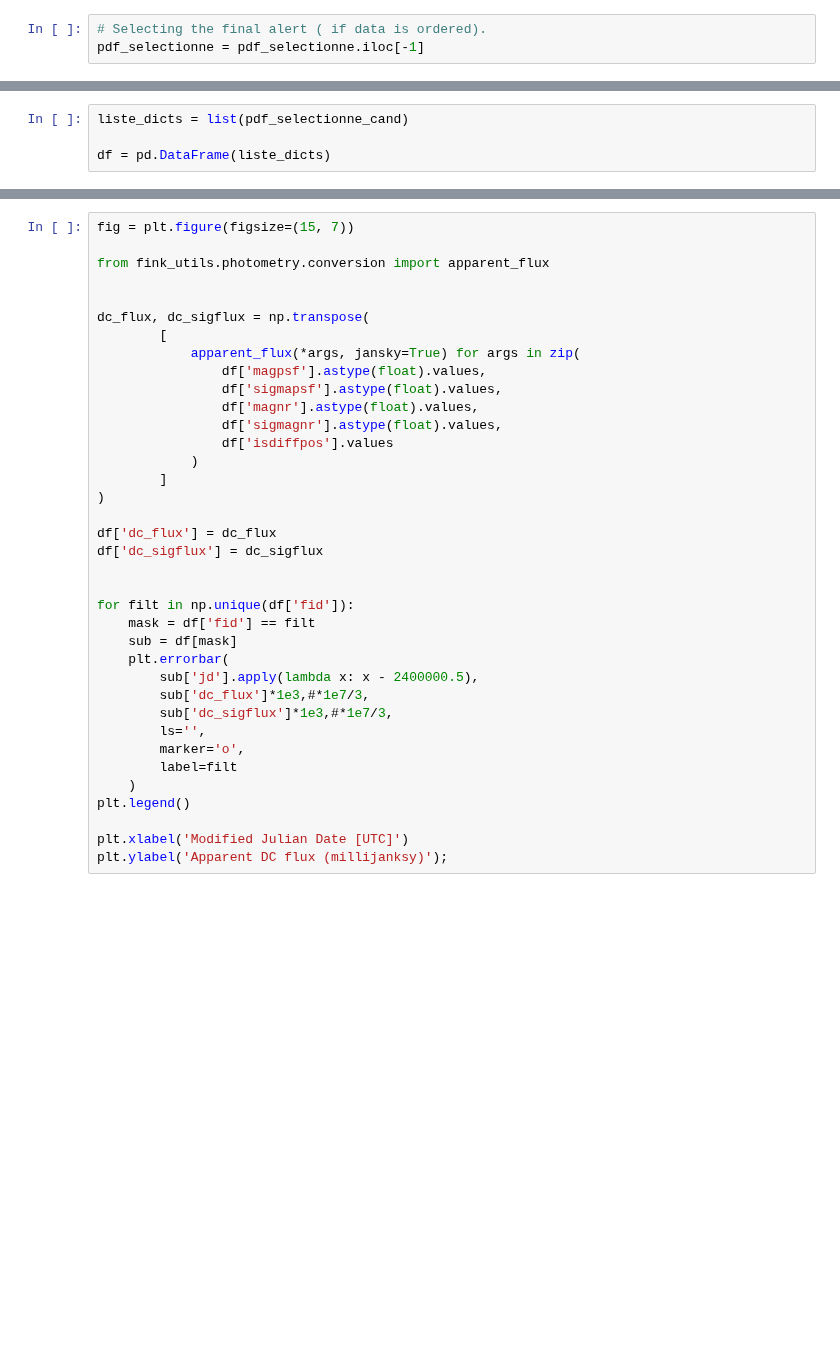
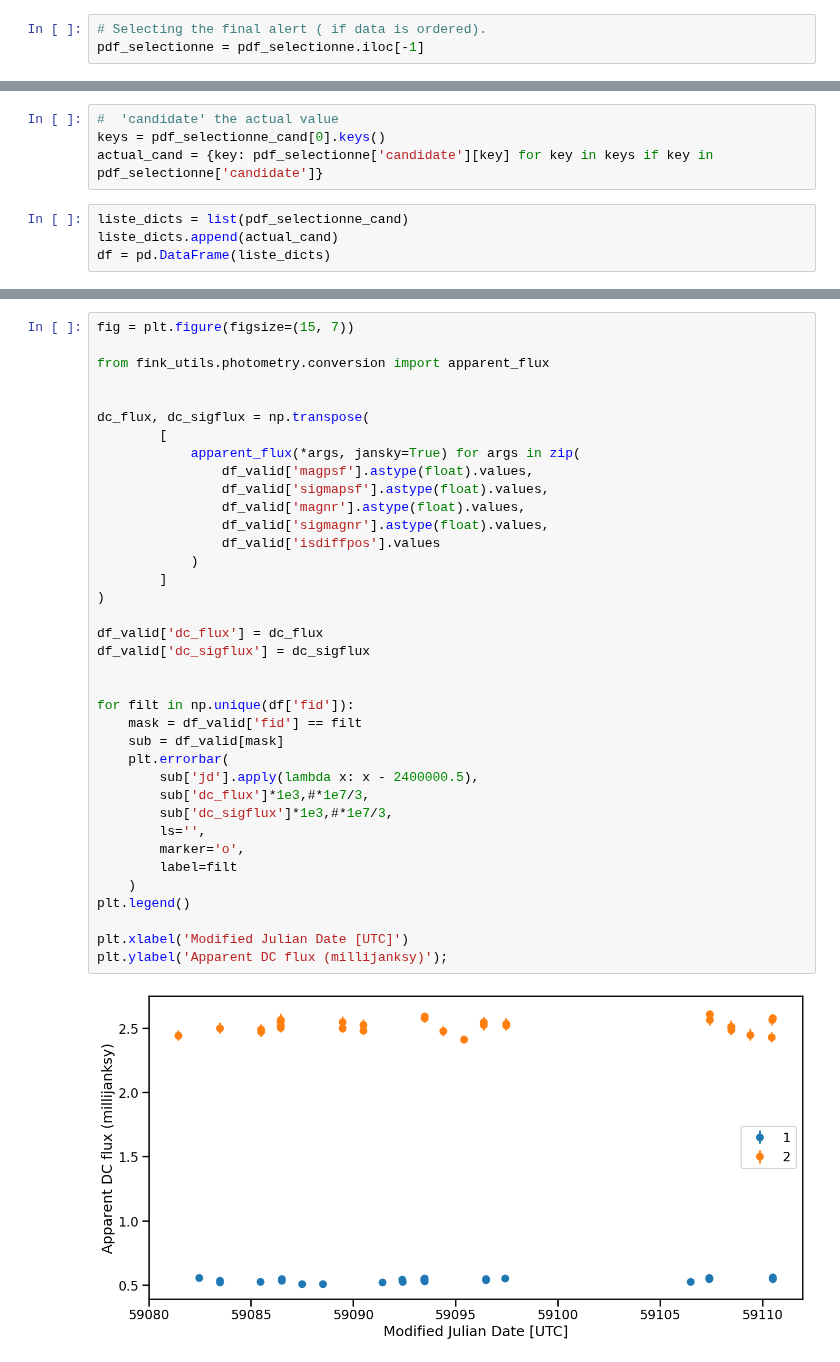
Before and after one commit to ManuGangler/FAnomAlly, a Jupyter notebook: notebook/data-transfer.ipynb, the cells around one changed output, grey strips where cells are left out. Saved outputs shown, nothing was run; the diff lists cells and outputs as text; blank space fills up the shorter version.

```diff
--- a/notebook/data-transfer.ipynb
+++ b/notebook/data-transfer.ipynb
@@ -33,7 +48,11 @@ pdf_selectionne['objectId']
 pdf_selectionne_cand = pdf_selectionne['prv_candidates']
+# %%
+#  'candidate' the actual value
+keys = pdf_selectionne_cand[0].keys()
+actual_cand = {key: pdf_selectionne['candidate'][key] for key in keys if key in pdf_selectionne['candidate']}
 # %%
 liste_dicts = list(pdf_selectionne_cand)
-
+liste_dicts.append(actual_cand)
 df = pd.DataFrame(liste_dicts)
 # %%
 df
@@ -224,37 +263,39 @@ plt.ylabel('Magnitude');
 # %%
 fig = plt.figure(figsize=(15, 7))
 
 from fink_utils.photometry.conversion import apparent_flux
 
 
 dc_flux, dc_sigflux = np.transpose(
         [
             apparent_flux(*args, jansky=True) for args in zip(
-                df['magpsf'].astype(float).values,
-                df['sigmapsf'].astype(float).values,
-                df['magnr'].astype(float).values,
-                df['sigmagnr'].astype(float).values,
-                df['isdiffpos'].values
+                df_valid['magpsf'].astype(float).values,
+                df_valid['sigmapsf'].astype(float).values,
+                df_valid['magnr'].astype(float).values,
+                df_valid['sigmagnr'].astype(float).values,
+                df_valid['isdiffpos'].values
             )
         ]
 )
 
-df['dc_flux'] = dc_flux
-df['dc_sigflux'] = dc_sigflux
+df_valid['dc_flux'] = dc_flux
+df_valid['dc_sigflux'] = dc_sigflux
 
 
 for filt in np.unique(df['fid']):
-    mask = df['fid'] == filt
-    sub = df[mask]
+    mask = df_valid['fid'] == filt
+    sub = df_valid[mask]
     plt.errorbar(
         sub['jd'].apply(lambda x: x - 2400000.5),
         sub['dc_flux']*1e3,#*1e7/3,
         sub['dc_sigflux']*1e3,#*1e7/3,
         ls='',
         marker='o',
         label=filt
     )
 plt.legend()
 
 plt.xlabel('Modified Julian Date [UTC]')
 plt.ylabel('Apparent DC flux (millijanksy)');
+# %% [output]
+[figure, added]
```
Also changed, not shown: parts of 17 cells of this notebook.
